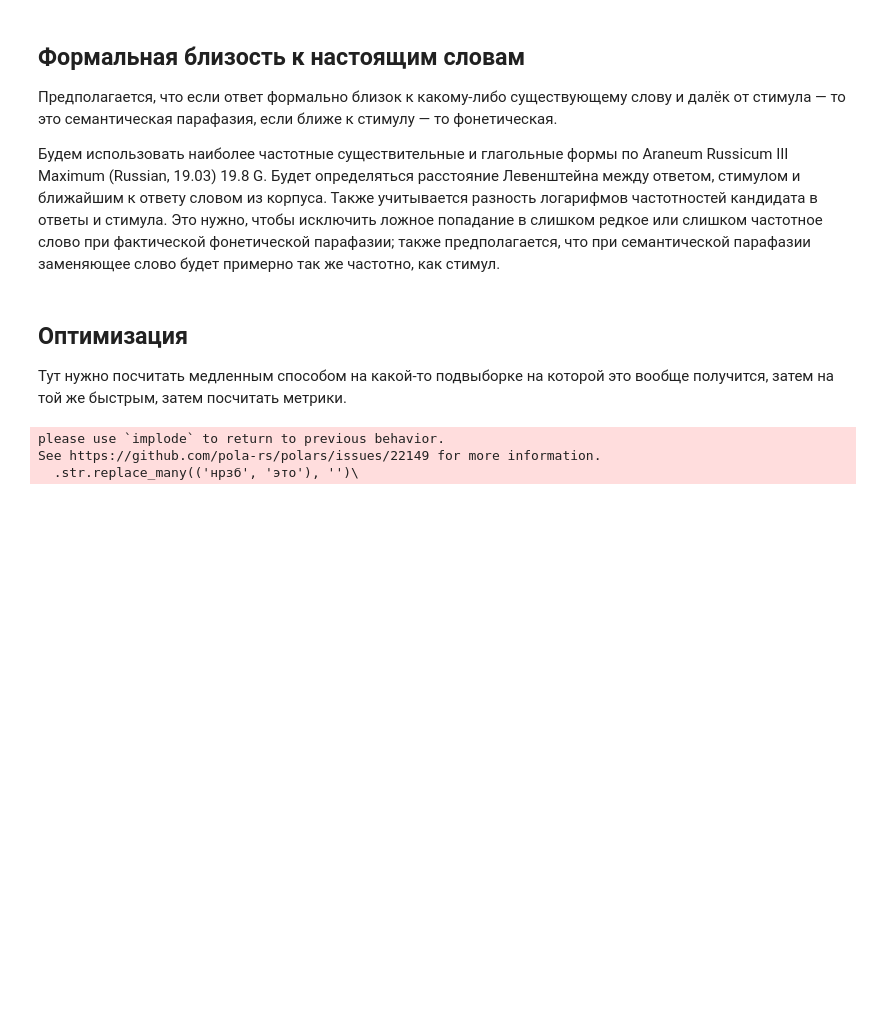
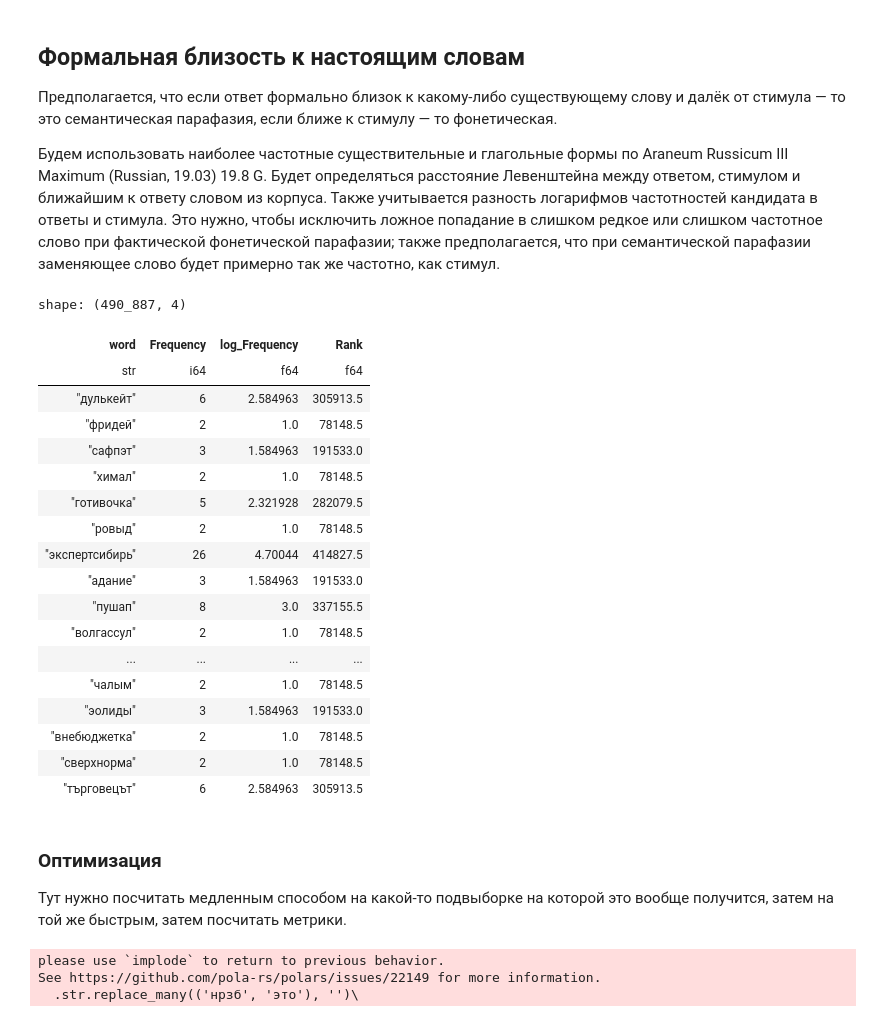
Before and after one commit to vmgorelikov/Automated-Classification-of-Language-Eloquent-Areas-in-Neurotypical-Individuals, a Jupyter notebook: notebooks/feature_extraction.ipynb, the cells around one changed output. Cells and saved outputs as stored; diff of their text form; code cells hidden in the pictures; blank space fills up the shorter version.

```diff
--- a/notebooks/feature_extraction.ipynb
+++ b/notebooks/feature_extraction.ipynb
@@ -828,8 +828,33 @@ aranea_word_list = pl.read_csv('../data/word_frequencies/'
                                     .str.replace_all('нрзб', ''))\
                         .filter(pl.col('word').str.len_chars() > 0)\
                         .unique(pl.col('word'))
+# %%
+aranea_word_list\
+    .with_columns(pl.col('Frequency')\
+                  .rank()\
+                  .alias('Rank'))
+# %% [output]
+shape: (490_887, 4)
+| word | Frequency | log_Frequency | Rank |
+| str | i64 | f64 | f64 |
+| "дулькейт" | 6 | 2.584963 | 305913.5 |
+| "фридей" | 2 | 1.0 | 78148.5 |
+| "сафпэт" | 3 | 1.584963 | 191533.0 |
+| "химал" | 2 | 1.0 | 78148.5 |
+| "готивочка" | 5 | 2.321928 | 282079.5 |
+| "ровыд" | 2 | 1.0 | 78148.5 |
+| "экспертсибирь" | 26 | 4.70044 | 414827.5 |
+| "адание" | 3 | 1.584963 | 191533.0 |
+| "пушап" | 8 | 3.0 | 337155.5 |
+| "волгассул" | 2 | 1.0 | 78148.5 |
+| ... | ... | ... | ... |
+| "чалым" | 2 | 1.0 | 78148.5 |
+| "эолиды" | 3 | 1.584963 | 191533.0 |
+| "внебюджетка" | 2 | 1.0 | 78148.5 |
+| "сверхнорма" | 2 | 1.0 | 78148.5 |
+| "търговецът" | 6 | 2.584963 | 305913.5 |
 # %% [markdown]
-## Оптимизация
+### Оптимизация
 
 Тут нужно посчитать медленным способом на какой-то подвыборке на которой это вообще получится, затем на той же быстрым, затем посчитать метрики.
 # %%
```
Also changed, not shown: parts of 5 cells of this notebook.
